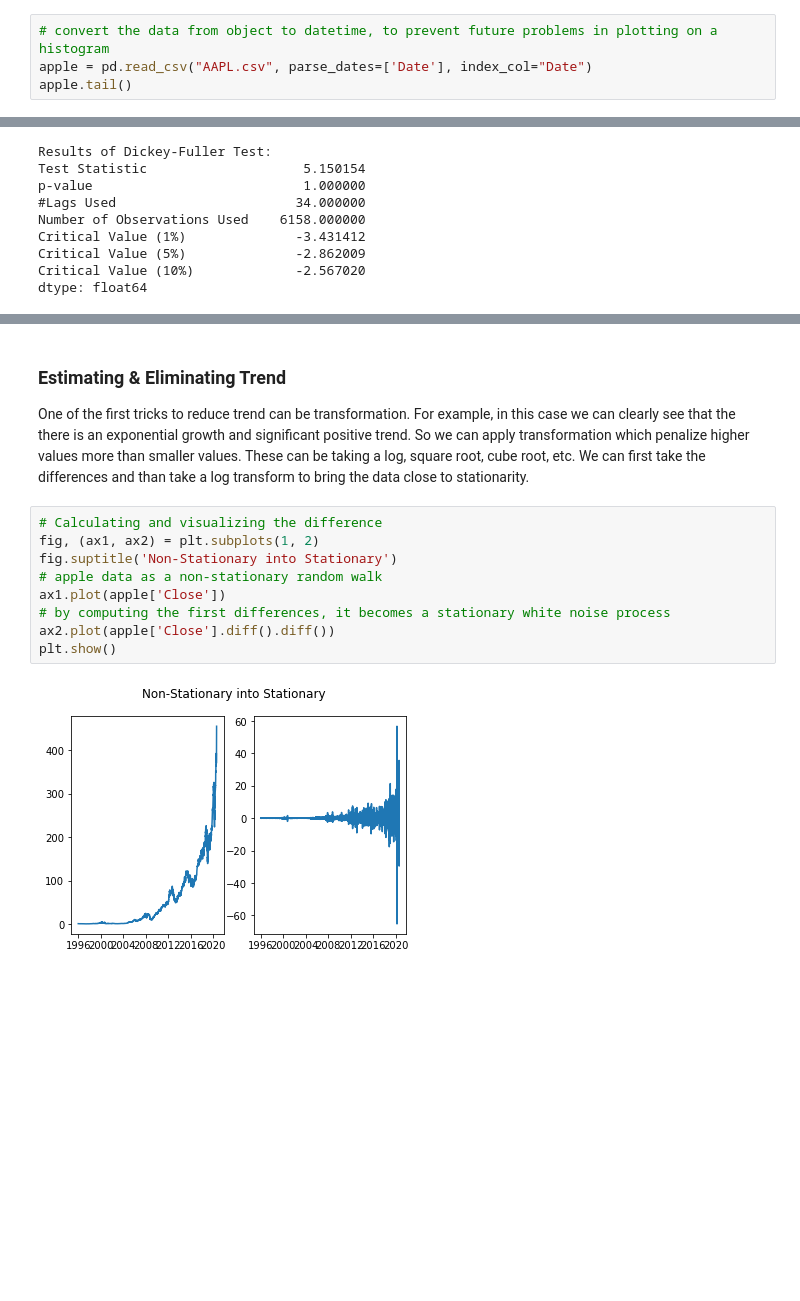
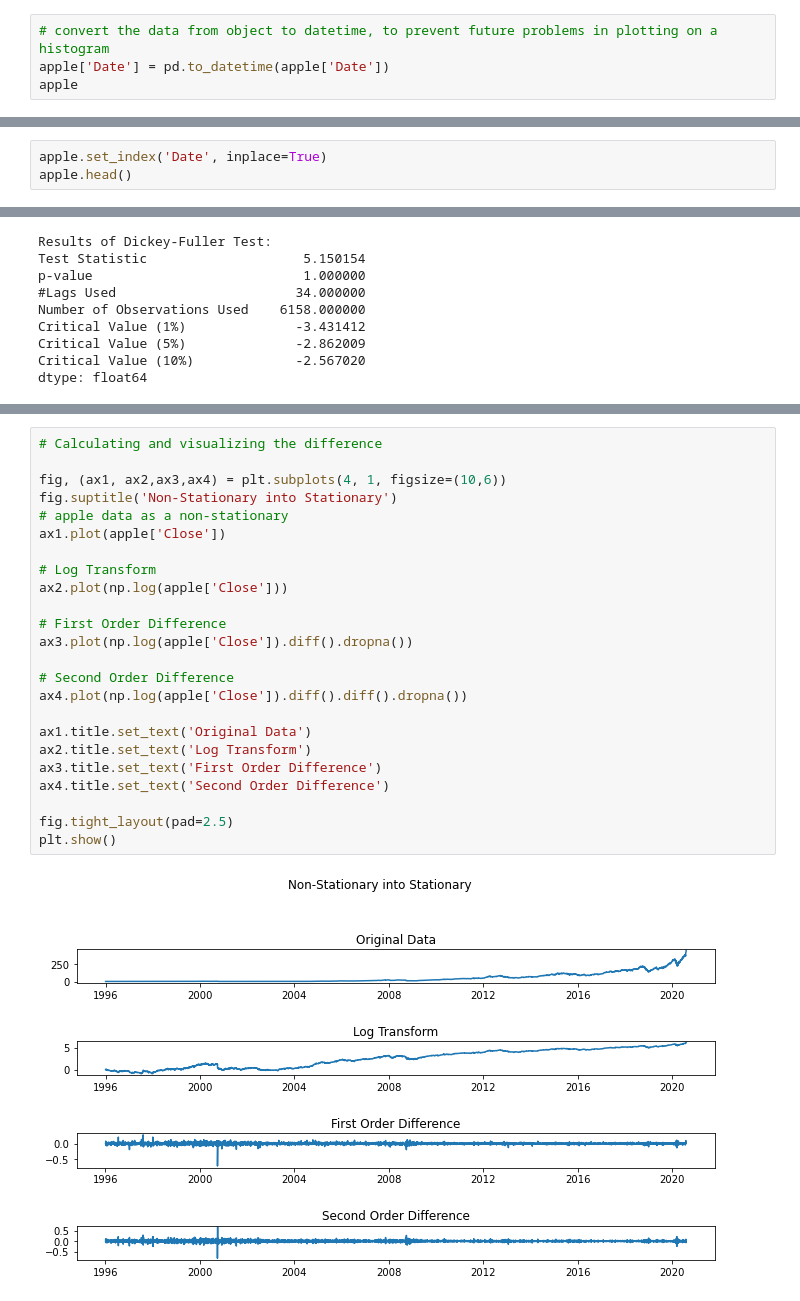
Before and after one commit to ElonaZharri/Stock-Forecasting, a Jupyter notebook: Notebooks/AAPL_EDA.ipynb, the cells around one changed output, grey strips where cells are left out. Saved outputs shown, nothing was run; the diff lists cells and outputs as text; blank space fills up the shorter version.

```diff
--- a/Notebooks/AAPL_EDA.ipynb
+++ b/Notebooks/AAPL_EDA.ipynb
@@ -69,6 +69,6 @@ Time series data can come in with so many different formats. But not all of thos
 We will make it to the DatetimeIndex format and put it as the index column. Because when the ‘date’ column is the index column we will be able to resample it very easily.
 # %%
 # convert the data from object to datetime, to prevent future problems in plotting on a histogram
-apple = pd.read_csv("AAPL.csv", parse_dates=['Date'], index_col="Date")
-apple.tail()
+apple['Date'] = pd.to_datetime(apple['Date'])
+apple
 # %% [output]
@@ -84,0 +88,3 @@ Because we do not always need all the data in a huge dataset. For example, we ma
+# %%
+apple.set_index('Date', inplace=True)
+apple.head()
@@ -224,14 +242,26 @@ From the results of Dickey-Fuller Test, the p-value is not less than 5%, so we c
-# %% [markdown]
-### Estimating & Eliminating Trend
-One of the first tricks to reduce trend can be transformation. For example, in this case we can clearly see that the there is an exponential growth and significant positive trend. So we can apply transformation which penalize higher values more than smaller values. These can be taking a log, square root, cube root, etc. We can first take the differences and than take a log transform to bring the data close to stationarity.
 # %%
 # Calculating and visualizing the difference
-fig, (ax1, ax2) = plt.subplots(1, 2)
+
+fig, (ax1, ax2,ax3,ax4) = plt.subplots(4, 1, figsize=(10,6))
 fig.suptitle('Non-Stationary into Stationary')
-# apple data as a non-stationary random walk
+# apple data as a non-stationary
 ax1.plot(apple['Close'])
-# by computing the first differences, it becomes a stationary white noise process
-ax2.plot(apple['Close'].diff().diff())
+
+# Log Transform
+ax2.plot(np.log(apple['Close']))
+
+# First Order Difference
+ax3.plot(np.log(apple['Close']).diff().dropna())
+
+# Second Order Difference
+ax4.plot(np.log(apple['Close']).diff().diff().dropna())
+
+ax1.title.set_text('Original Data')
+ax2.title.set_text('Log Transform')
+ax3.title.set_text('First Order Difference')
+ax4.title.set_text('Second Order Difference')
+
+fig.tight_layout(pad=2.5)
 plt.show()
 # %% [output]
-[figure, old version]
+[figure, new version]
```
Also changed, not shown: parts of 26 cells of this notebook.
